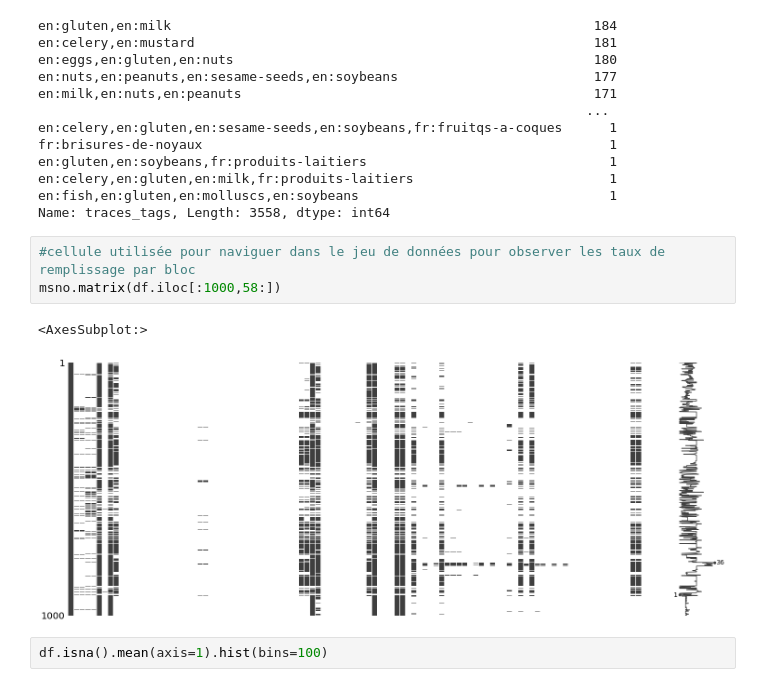
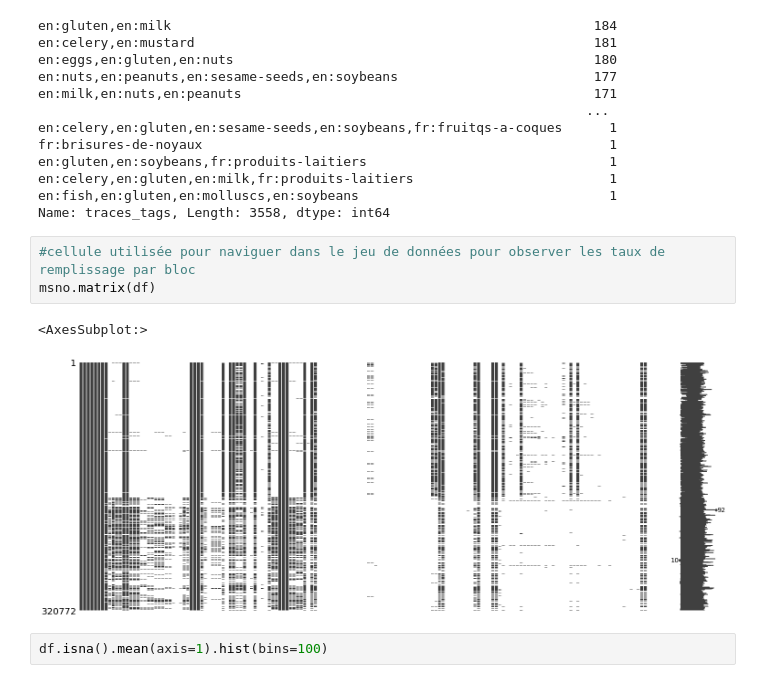
Before and after one commit to jkomb/P2---Application-Sante--Publique, a Jupyter notebook: KOMBEM_Jonathan_1_notebook_nettoyage_082022.ipynb, the cells around one changed output. Drawn from its saved outputs; the diff is of its cells as text.

```diff
--- a/KOMBEM_Jonathan_1_notebook_nettoyage_082022.ipynb
+++ b/KOMBEM_Jonathan_1_notebook_nettoyage_082022.ipynb
@@ -112,10 +112,10 @@ en:fish,en:gluten,en:molluscs,en:soybeans                                1
 Name: traces_tags, Length: 3558, dtype: int64
 # %%
 #cellule utilisée pour naviguer dans le jeu de données pour observer les taux de remplissage par bloc
-msno.matrix(df.iloc[:1000,58:])
+msno.matrix(df)
 # %% [output]
 <AxesSubplot:>
-[figure, old version]
+[figure, new version]
 # %%
 df.isna().mean(axis=1).hist(bins=100)
 # %% [output]
```
Also changed, not shown: parts of 98 cells of this notebook, 1 other file.
